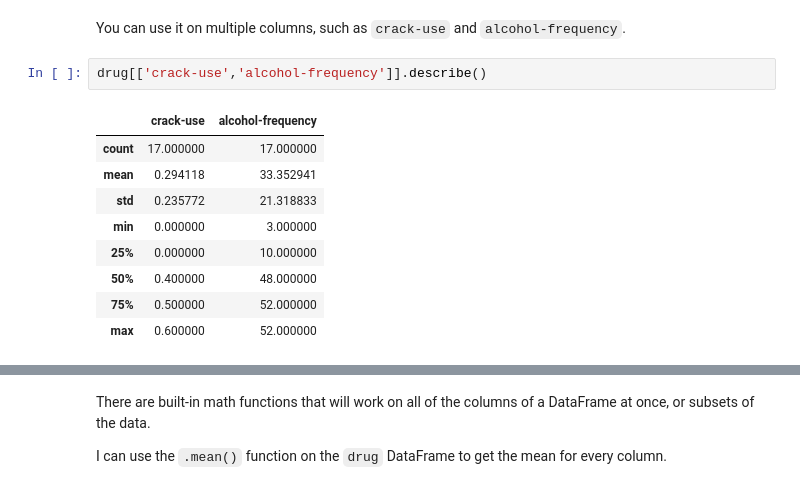
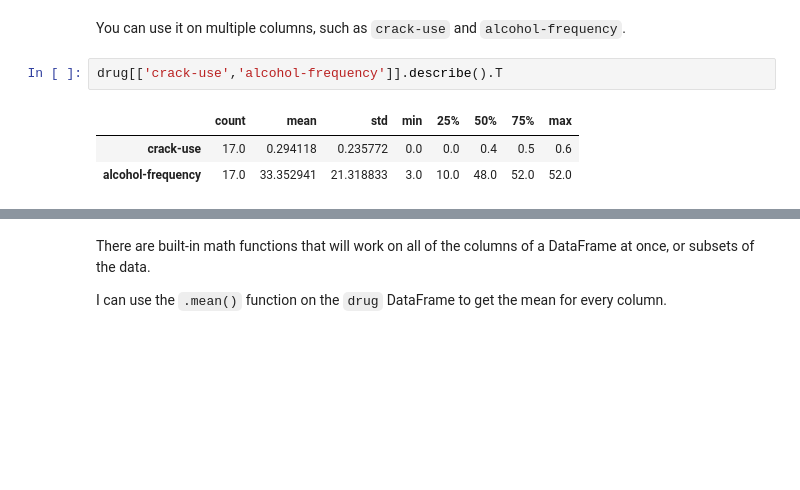
Before and after one commit to rickwp08/associads, a Jupyter notebook: intro-to-pandas.ipynb, the cells around one changed output, grey strips where cells are left out. Cells and saved outputs as stored; diff of their text form; blank space fills up the shorter version.

````diff
--- a/intro-to-pandas.ipynb
+++ b/intro-to-pandas.ipynb
@@ -309,17 +332,11 @@ Name: crack-use, dtype: float64
 # %% [markdown]
 You can use it on multiple columns, such as ```crack-use``` and ```alcohol-frequency```.
 # %%
-drug[['crack-use','alcohol-frequency']].describe()
+drug[['crack-use','alcohol-frequency']].describe().T
 # %% [output]
-|  | crack-use | alcohol-frequency |
-| count | 17.000000 | 17.000000 |
-| mean | 0.294118 | 33.352941 |
-| std | 0.235772 | 21.318833 |
-| min | 0.000000 | 3.000000 |
-| 25% | 0.000000 | 10.000000 |
-| 50% | 0.400000 | 48.000000 |
-| 75% | 0.500000 | 52.000000 |
-| max | 0.600000 | 52.000000 |
+|  | count | mean | std | min | 25% | 50% | 75% | max |
+| crack-use | 17.0 | 0.294118 | 0.235772 | 0.0 | 0.0 | 0.4 | 0.5 | 0.6 |
+| alcohol-frequency | 17.0 | 33.352941 | 21.318833 | 3.0 | 10.0 | 48.0 | 52.0 | 52.0 |
 # %% [markdown]
 ```.describe()``` gives us these statistics:
 
````
Also changed, not shown: parts of 26 cells of this notebook.
